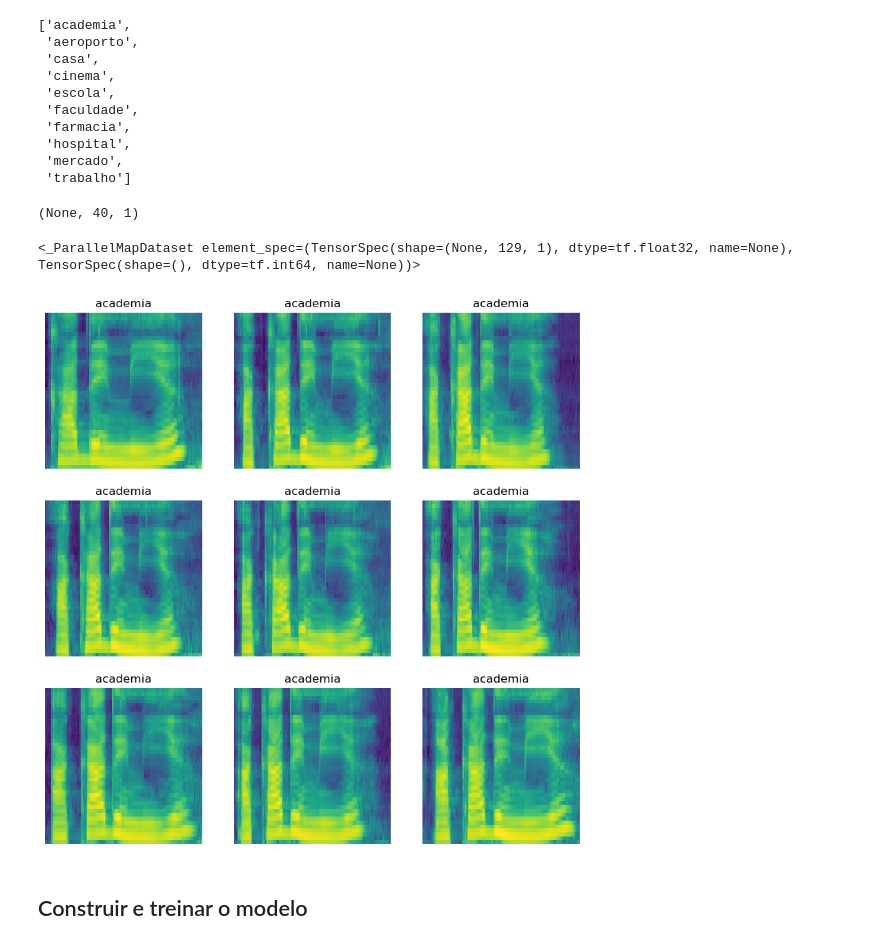
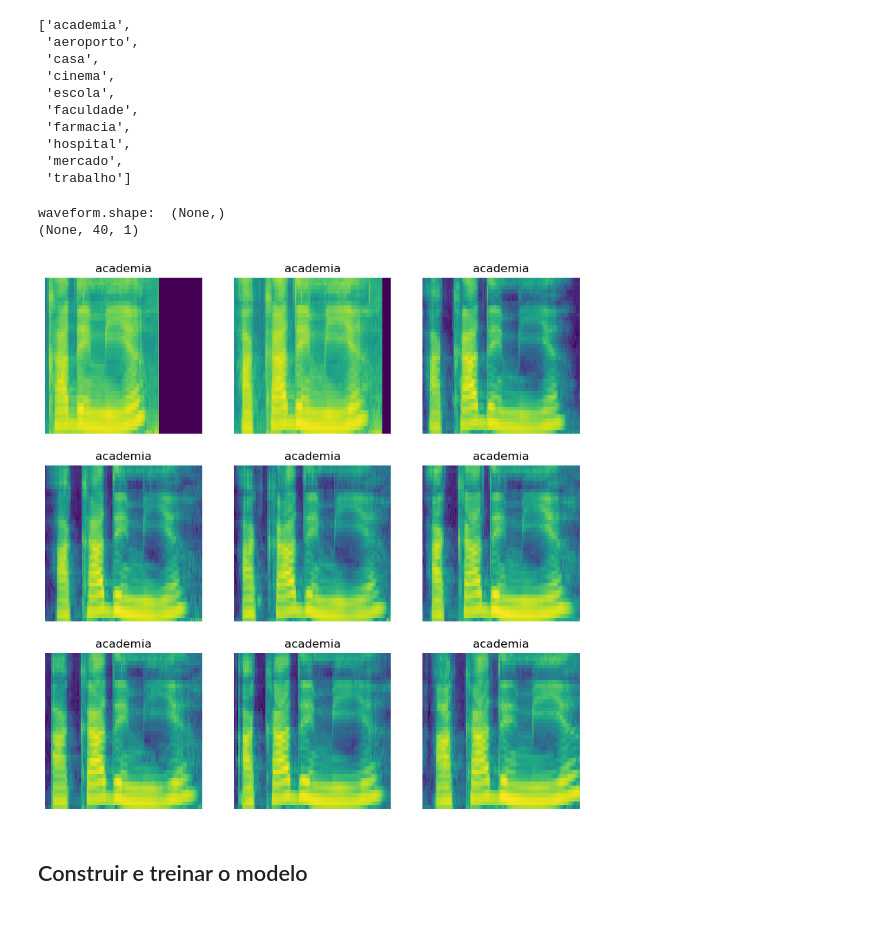
Before and after one commit to fernandasf/effect_pitch_classification, a Jupyter notebook: classifier/classifier_TF_v3_mel_spec.ipynb, the cells around one changed output. Saved outputs shown, nothing was run; the diff lists cells and outputs as text; code cells hidden in the pictures.

Commit message:
Fix the audio length and mel spec features

```diff
--- a/classifier/classifier_TF_v3_mel_spec.ipynb
+++ b/classifier/classifier_TF_v3_mel_spec.ipynb
@@ -234,3 +247,15 @@ def get_log_mel_spectrogram(waveform, sample_rate=16000):
     log_mel_spectrograms = tf.math.log(mel_spectrograms + 1e-6)
 
     return log_mel_spectrograms[..., tf.newaxis] # Retorna (Frames, Bins, 1)
+# %%
+for waveform, label in val_waveform_ds.take(1):
+    print("initial waveform: ", waveform)
+    max_length = 16000
+    new_waveform = adjust_audio_length(waveform, max_length)
+    print("waveform.shape: ", new_waveform.shape)
+    # Cast the waveform tensors' dtype to float32.
+    new_waveform = tf.cast(new_waveform, dtype=tf.float32)
+    print("last shape: ", new_waveform.shape)
+
+    plt.plot(new_waveform)
+    plt.plot(waveform)
@@ -253,10 +283,14 @@ Spectrogram shape: (124, 129, 1)
 Audio playback
 [interactive output not drawn]
 # %%
-for waveform, label in val_waveform_ds.take(1):
+for waveform, label in val_waveform_ds.take(2):
   label = label.numpy().decode('utf-8')
   #spectrogram = get_spectrogram(waveform)
   log_mel = get_log_mel_spectrogram(waveform)
 
-print(log_mel.shape)
+print('Label:', label)
+print('Waveform shape:', waveform.shape)
+print('Log Mel-spectrogram shape:', log_mel.shape)
+print('Audio playback')
+display.display(display.Audio(waveform, rate=16000, normalize=False))
 # %% [output]
@@ -279,7 +319,7 @@ def plot_spectrogram(spectrogram, ax):
 def plot_log_mel_spectrogram(log_mel, ax):
   if len(log_mel.shape) > 2:
     assert len(log_mel.shape) == 3
-    log_mel = np.squeeze(spectrogram, axis=-1)
+    log_mel = np.squeeze(log_mel, axis=-1)
   # Convert the frequencies to log scale and transpose, so that the time is
   # represented on the x-axis (columns).
   # Add an epsilon to avoid taking a log of zero.
@@ -336,30 +376,27 @@ def get_log_mel_spectrogram_and_label_id(audio, label):
   return log_mel_spec, label_id
 # %%
 #val_spectrogram_ds = val_waveform_ds.map(map_func=get_spectrogram_and_label_id, num_parallel_calls=AUTOTUNE)
-val_spectrogram_ds = val_waveform_ds.map(map_func=get_log_mel_spectrogram_and_label_id, num_parallel_calls=AUTOTUNE)
+val_log_mel_ds = val_waveform_ds.map(map_func=get_log_mel_spectrogram_and_label_id, num_parallel_calls=AUTOTUNE)
 # %% [output]
+waveform.shape:  (None,)
 (None, 40, 1)
-# %%
-val_spectrogram_ds
-# %% [output]
-<_ParallelMapDataset element_spec=(TensorSpec(shape=(None, 129, 1), dtype=tf.float32, name=None), TensorSpec(shape=(), dtype=tf.int64, name=None))>
 # %%
 rows = 3
 cols = 3
 n = rows*cols
 fig, axes = plt.subplots(rows, cols, figsize=(10, 10))
 
-for i, (spectrogram, label_id) in enumerate(val_spectrogram_ds.take(n)):
+for i, (log_mel, label_id) in enumerate(val_log_mel_ds.take(n)):
   r = i // cols
   c = i % cols
   ax = axes[r][c]
-  plot_log_mel_spectrogram(spectrogram.numpy(), ax)
+  plot_log_mel_spectrogram(log_mel.numpy(), ax)
   ax.set_title(LABELS[label_id.numpy()])
   ax.axis('off')
 
 plt.show()
 # %% [output]
-[figure, old version]
+[figure, new version]
 # %% [markdown]
 ## Construir e treinar o modelo
 # %%
```
Also changed, not shown: parts of 20 cells of this notebook, 3 other files.
